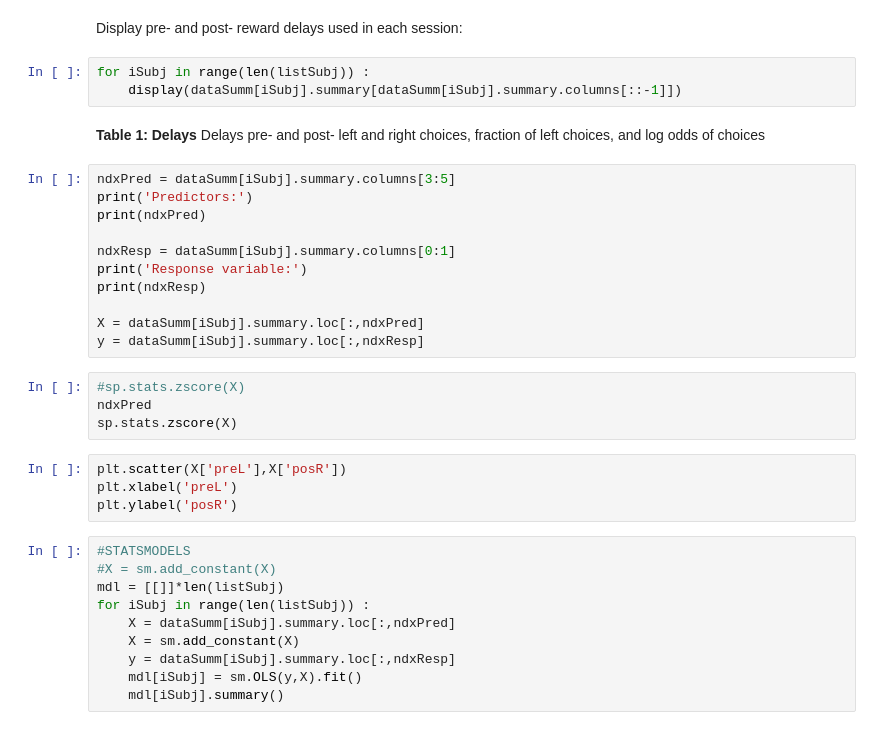
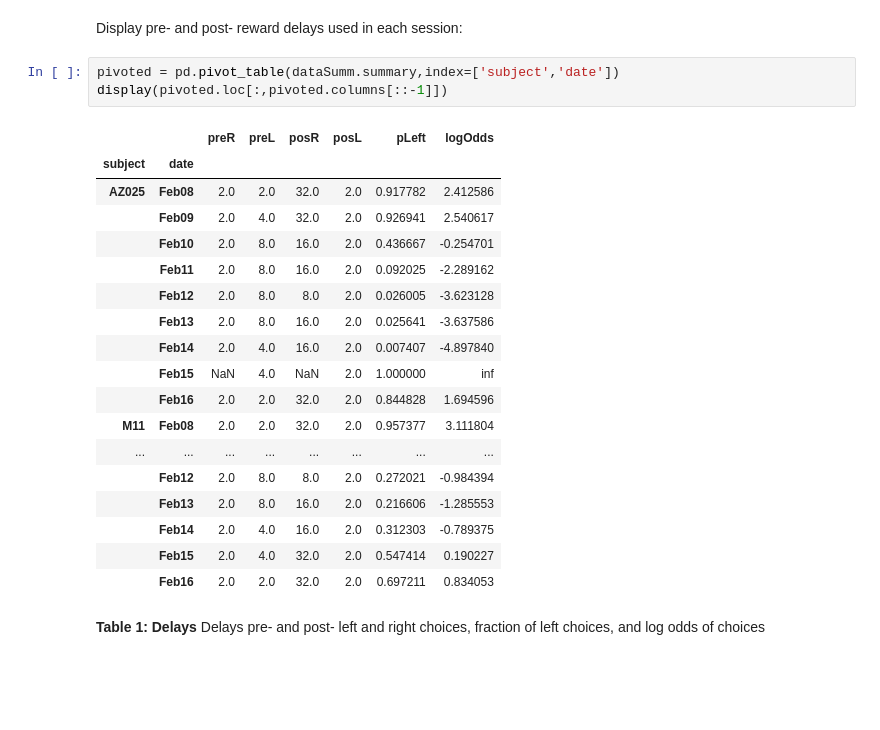
Before and after one commit to tsgouvea/tasksuite_analysis, a Jupyter notebook: discrate_ds1.ipynb, the cells around one changed output. Saved outputs shown, nothing was run; the diff lists cells and outputs as text; blank space fills up the shorter version.

```diff
--- a/discrate_ds1.ipynb
+++ b/discrate_ds1.ipynb
@@ -84,37 +88,27 @@ plt.tight_layout()
 __Figure 1: Response rates__ Cumulative sum of responses at left (yellow) and right (green) choice ports as a function of time since session start. All sessions lasted 90 min. n = 5 subjects, 9 sessions each.
 # %% [markdown]
 Display pre- and post- reward delays used in each session:
-# %%
-for iSubj in range(len(listSubj)) :
-    display(dataSumm[iSubj].summary[dataSumm[iSubj].summary.columns[::-1]])
+# %%
+pivoted = pd.pivot_table(dataSumm.summary,index=['subject','date'])
+display(pivoted.loc[:,pivoted.columns[::-1]])
+# %% [output]
+|  |  | preR | preL | posR | posL | pLeft | logOdds |
+| subject | date |  |  |  |  |  |  |
+| AZ025 | Feb08 | 2.0 | 2.0 | 32.0 | 2.0 | 0.917782 | 2.412586 |
+|  | Feb09 | 2.0 | 4.0 | 32.0 | 2.0 | 0.926941 | 2.540617 |
+|  | Feb10 | 2.0 | 8.0 | 16.0 | 2.0 | 0.436667 | -0.254701 |
+|  | Feb11 | 2.0 | 8.0 | 16.0 | 2.0 | 0.092025 | -2.289162 |
+|  | Feb12 | 2.0 | 8.0 | 8.0 | 2.0 | 0.026005 | -3.623128 |
+|  | Feb13 | 2.0 | 8.0 | 16.0 | 2.0 | 0.025641 | -3.637586 |
+|  | Feb14 | 2.0 | 4.0 | 16.0 | 2.0 | 0.007407 | -4.897840 |
+|  | Feb15 | NaN | 4.0 | NaN | 2.0 | 1.000000 | inf |
+|  | Feb16 | 2.0 | 2.0 | 32.0 | 2.0 | 0.844828 | 1.694596 |
+| M11 | Feb08 | 2.0 | 2.0 | 32.0 | 2.0 | 0.957377 | 3.111804 |
+| ... | ... | ... | ... | ... | ... | ... | ... |
+|  | Feb12 | 2.0 | 8.0 | 8.0 | 2.0 | 0.272021 | -0.984394 |
+|  | Feb13 | 2.0 | 8.0 | 16.0 | 2.0 | 0.216606 | -1.285553 |
+|  | Feb14 | 2.0 | 4.0 | 16.0 | 2.0 | 0.312303 | -0.789375 |
+|  | Feb15 | 2.0 | 4.0 | 32.0 | 2.0 | 0.547414 | 0.190227 |
+|  | Feb16 | 2.0 | 2.0 | 32.0 | 2.0 | 0.697211 | 0.834053 |
 # %% [markdown]
 **Table 1: Delays** Delays pre- and post- left and right choices, fraction of left choices, and log odds of choices
-# %%
-ndxPred = dataSumm[iSubj].summary.columns[3:5]
-print('Predictors:')
-print(ndxPred)
-
-ndxResp = dataSumm[iSubj].summary.columns[0:1]
-print('Response variable:')
-print(ndxResp)
-
-X = dataSumm[iSubj].summary.loc[:,ndxPred]
-y = dataSumm[iSubj].summary.loc[:,ndxResp]
-# %%
-#sp.stats.zscore(X)
-ndxPred
-sp.stats.zscore(X)
-# %%
-plt.scatter(X['preL'],X['posR'])
-plt.xlabel('preL')
-plt.ylabel('posR')
-# %%
-#STATSMODELS
-#X = sm.add_constant(X)
-mdl = [[]]*len(listSubj)
-for iSubj in range(len(listSubj)) :
-    X = dataSumm[iSubj].summary.loc[:,ndxPred]
-    X = sm.add_constant(X)
-    y = dataSumm[iSubj].summary.loc[:,ndxResp]
-    mdl[iSubj] = sm.OLS(y,X).fit()
-    mdl[iSubj].summary()
```
Also changed, not shown: parts of 20 cells of this notebook, 7 other files.
